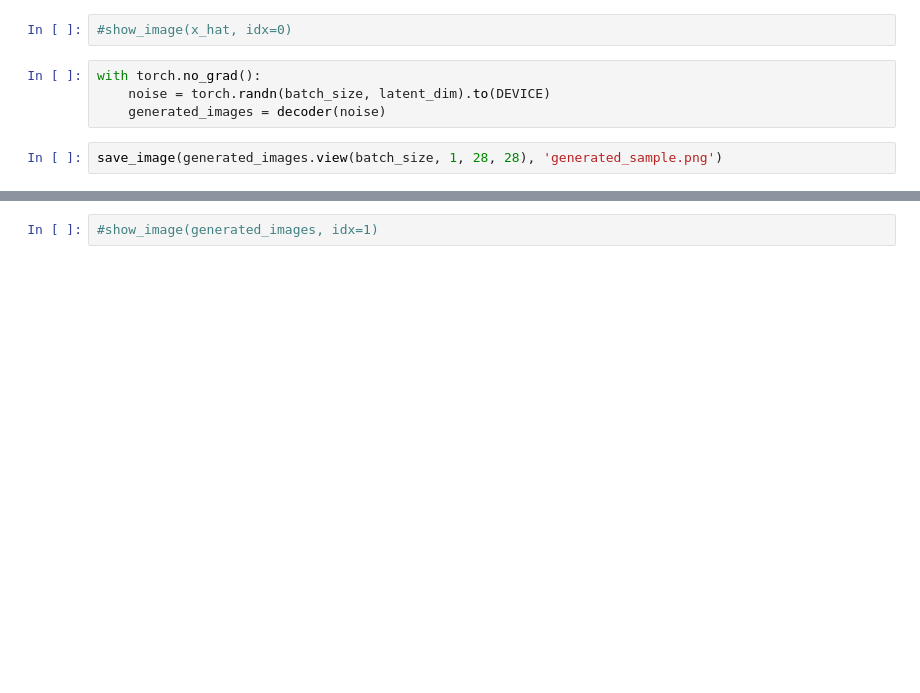
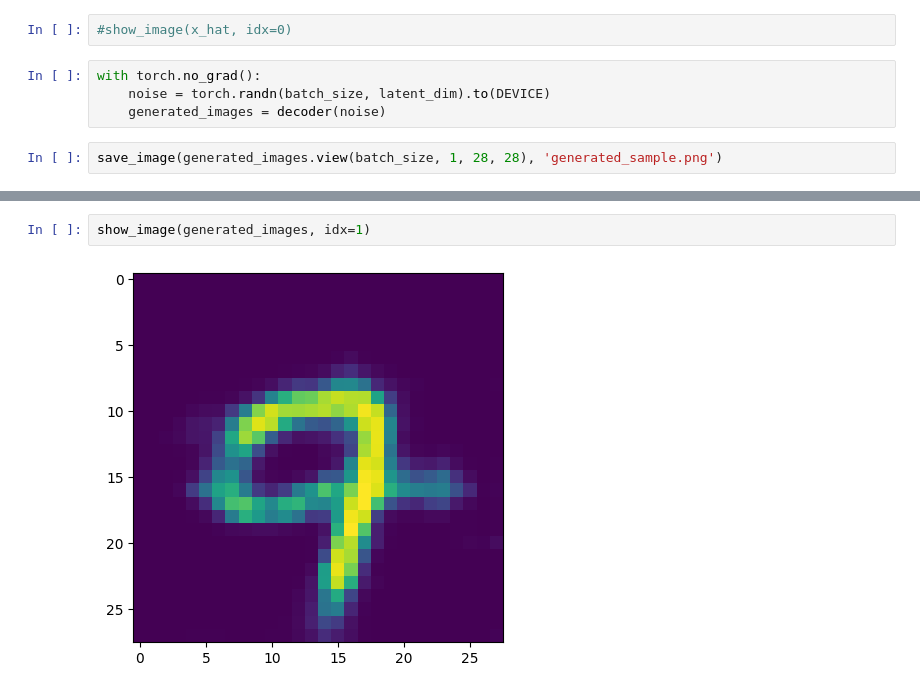
Before and after one commit to FaizalKarim280280/MGM-Spring-2024, a Jupyter notebook: A9/main.ipynb, the cells around one changed output, grey strips where cells are left out. Cells and saved outputs as stored; diff of their text form; blank space fills up the shorter version.

```diff
--- a/A9/main.ipynb
+++ b/A9/main.ipynb
@@ -320,3 +357,5 @@ show_image_grid(generated_images, 5, 5)
 # %%
-#show_image(generated_images, idx=1)
+show_image(generated_images, idx=1)
+# %% [output]
+[figure, added]
 # %%
```
Also changed, not shown: parts of 23 cells of this notebook, 1 other file.
